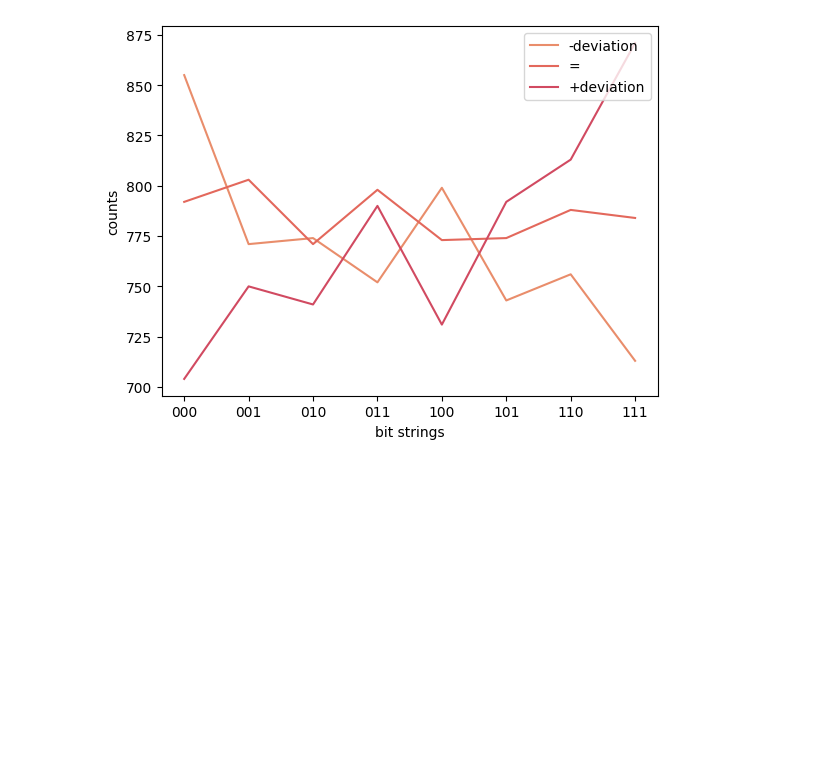
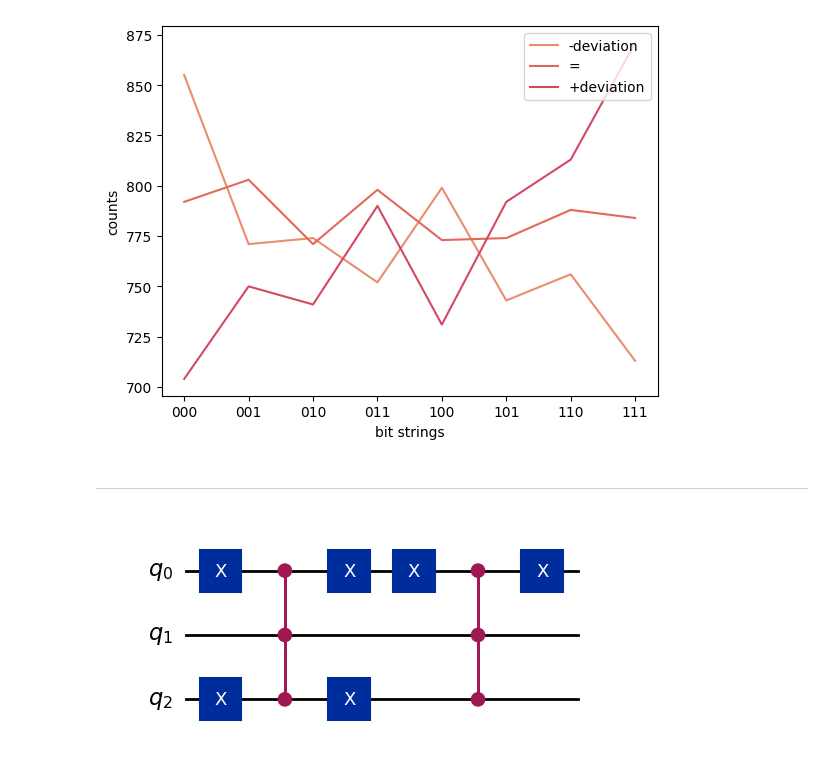
Before and after one commit to Dpbm/scientific-research-1-quantum-oracles, a Jupyter notebook: code/grover-tests.ipynb, the cells around one changed output. Cells and saved outputs as stored; diff of their text form; code cells hidden in the pictures; blank space fills up the shorter version.

```diff
--- a/code/grover-tests.ipynb
+++ b/code/grover-tests.ipynb
@@ -573,3 +574,10 @@ plt.legend(loc="upper right")
 plt.show()
 # %% [output]
 [figure]
+# %% [markdown]
+---
+# %%
+oracle = phase_oracle(['010', '110'])
+oracle.draw('mpl')
+# %% [output]
+[figure, added]
```
Also changed, not shown: parts of 32 cells of this notebook, 3 other files.
